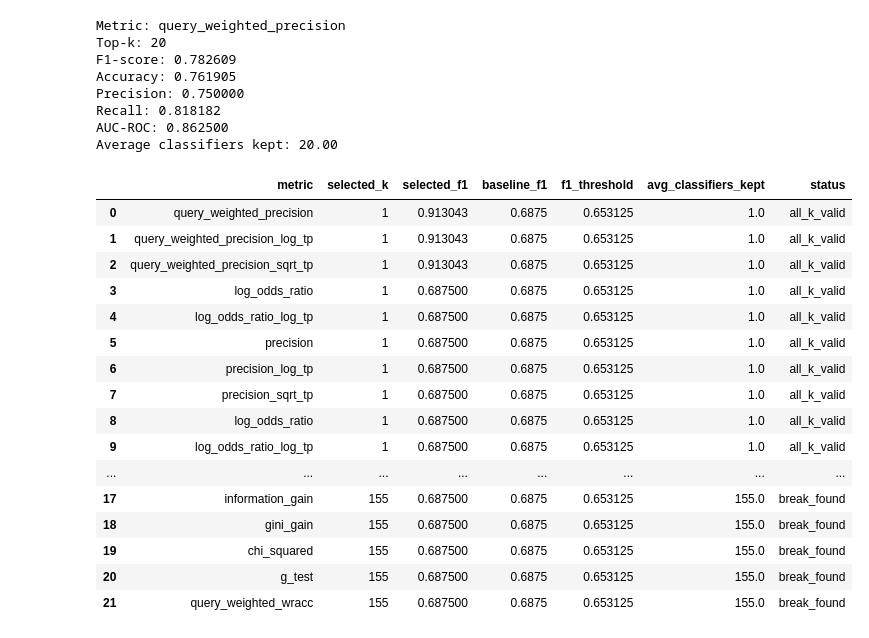
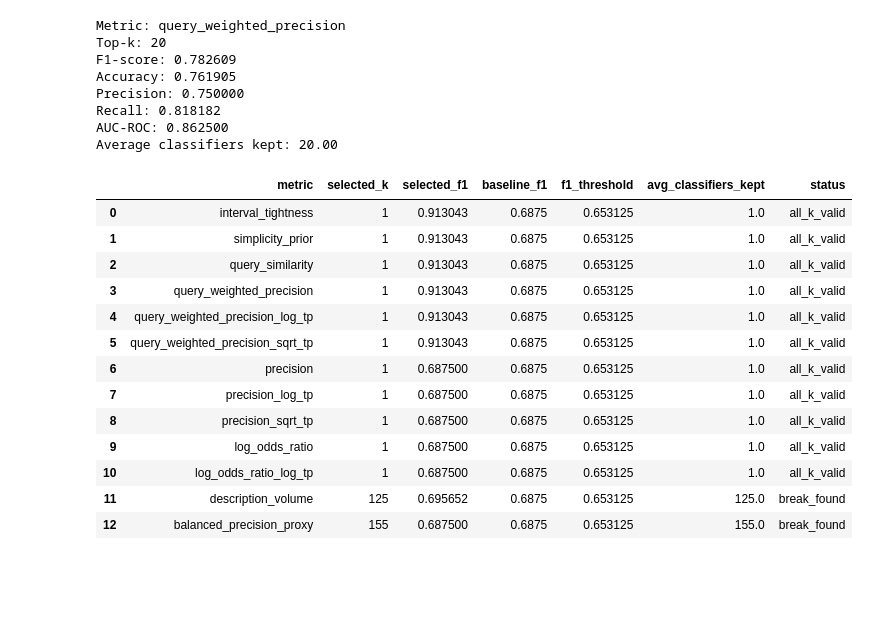
Before and after one commit to TTPO100AJIEX/OSDA-LazyFCA, a Jupyter notebook: experiments/sonar_topk_ranking_raw.ipynb, the cells around one changed output. Drawn from its saved outputs; the diff is of its cells as text; code cells hidden in the pictures; blank space fills up the shorter version.

```diff
--- a/experiments/sonar_topk_ranking_raw.ipynb
+++ b/experiments/sonar_topk_ranking_raw.ipynb
@@ -700,51 +682,39 @@ def rank_metrics_by_f1_retention(
     return summary.drop(columns=["valid"])
 # %%
 metrics_to_check = [
-    "wracc",
-    "lift",
-    "balanced_precision_proxy",
-    "youdens_j",
-    "matthews_correlation",
-    "information_gain",
-    "gini_gain",
-    "log_odds_ratio",
-    "log_odds_ratio_log_tp",
-    "chi_squared",
-    "g_test",
     "precision",
     "precision_log_tp",
     "precision_sqrt_tp",
+    "balanced_precision_proxy",
     "log_odds_ratio",
     "log_odds_ratio_log_tp",
+    "interval_tightness",
+    "description_volume",
+    "simplicity_prior",
+    "query_similarity",
     "query_weighted_precision",
     "query_weighted_precision_log_tp",
     "query_weighted_precision_sqrt_tp",
-    "query_weighted_wracc",
-    "stability",
-    "delta_stability",
 ]
 
 rank_metrics_by_f1_retention(
     metrics_to_check=metrics_to_check,
     allowed_drop_percent=5.0,
 )
 # %% [output]
 |  | metric | selected_k | selected_f1 | baseline_f1 | f1_threshold | avg_classifiers_kept | status |
-| 0 | query_weighted_precision | 1 | 0.913043 | 0.6875 | 0.653125 | 1.0 | all_k_valid |
-| 1 | query_weighted_precision_log_tp | 1 | 0.913043 | 0.6875 | 0.653125 | 1.0 | all_k_valid |
-| 2 | query_weighted_precision_sqrt_tp | 1 | 0.913043 | 0.6875 | 0.653125 | 1.0 | all_k_valid |
-| 3 | log_odds_ratio | 1 | 0.687500 | 0.6875 | 0.653125 | 1.0 | all_k_valid |
-| 4 | log_odds_ratio_log_tp | 1 | 0.687500 | 0.6875 | 0.653125 | 1.0 | all_k_valid |
-| 5 | precision | 1 | 0.687500 | 0.6875 | 0.653125 | 1.0 | all_k_valid |
-| 6 | precision_log_tp | 1 | 0.687500 | 0.6875 | 0.653125 | 1.0 | all_k_valid |
-| 7 | precision_sqrt_tp | 1 | 0.687500 | 0.6875 | 0.653125 | 1.0 | all_k_valid |
-| 8 | log_odds_ratio | 1 | 0.687500 | 0.6875 | 0.653125 | 1.0 | all_k_valid |
-| 9 | log_odds_ratio_log_tp | 1 | 0.687500 | 0.6875 | 0.653125 | 1.0 | all_k_valid |
-| ... | ... | ... | ... | ... | ... | ... | ... |
-| 17 | information_gain | 155 | 0.687500 | 0.6875 | 0.653125 | 155.0 | break_found |
-| 18 | gini_gain | 155 | 0.687500 | 0.6875 | 0.653125 | 155.0 | break_found |
-| 19 | chi_squared | 155 | 0.687500 | 0.6875 | 0.653125 | 155.0 | break_found |
-| 20 | g_test | 155 | 0.687500 | 0.6875 | 0.653125 | 155.0 | break_found |
-| 21 | query_weighted_wracc | 155 | 0.687500 | 0.6875 | 0.653125 | 155.0 | break_found |
+| 0 | interval_tightness | 1 | 0.913043 | 0.6875 | 0.653125 | 1.0 | all_k_valid |
+| 1 | simplicity_prior | 1 | 0.913043 | 0.6875 | 0.653125 | 1.0 | all_k_valid |
+| 2 | query_similarity | 1 | 0.913043 | 0.6875 | 0.653125 | 1.0 | all_k_valid |
+| 3 | query_weighted_precision | 1 | 0.913043 | 0.6875 | 0.653125 | 1.0 | all_k_valid |
+| 4 | query_weighted_precision_log_tp | 1 | 0.913043 | 0.6875 | 0.653125 | 1.0 | all_k_valid |
+| 5 | query_weighted_precision_sqrt_tp | 1 | 0.913043 | 0.6875 | 0.653125 | 1.0 | all_k_valid |
+| 6 | precision | 1 | 0.687500 | 0.6875 | 0.653125 | 1.0 | all_k_valid |
+| 7 | precision_log_tp | 1 | 0.687500 | 0.6875 | 0.653125 | 1.0 | all_k_valid |
+| 8 | precision_sqrt_tp | 1 | 0.687500 | 0.6875 | 0.653125 | 1.0 | all_k_valid |
+| 9 | log_odds_ratio | 1 | 0.687500 | 0.6875 | 0.653125 | 1.0 | all_k_valid |
+| 10 | log_odds_ratio_log_tp | 1 | 0.687500 | 0.6875 | 0.653125 | 1.0 | all_k_valid |
+| 11 | description_volume | 125 | 0.695652 | 0.6875 | 0.653125 | 125.0 | break_found |
+| 12 | balanced_precision_proxy | 155 | 0.687500 | 0.6875 | 0.653125 | 155.0 | break_found |
 # %%
 metrics_to_check = [
```
Also changed, not shown: parts of 9 cells of this notebook, 40 other files.
